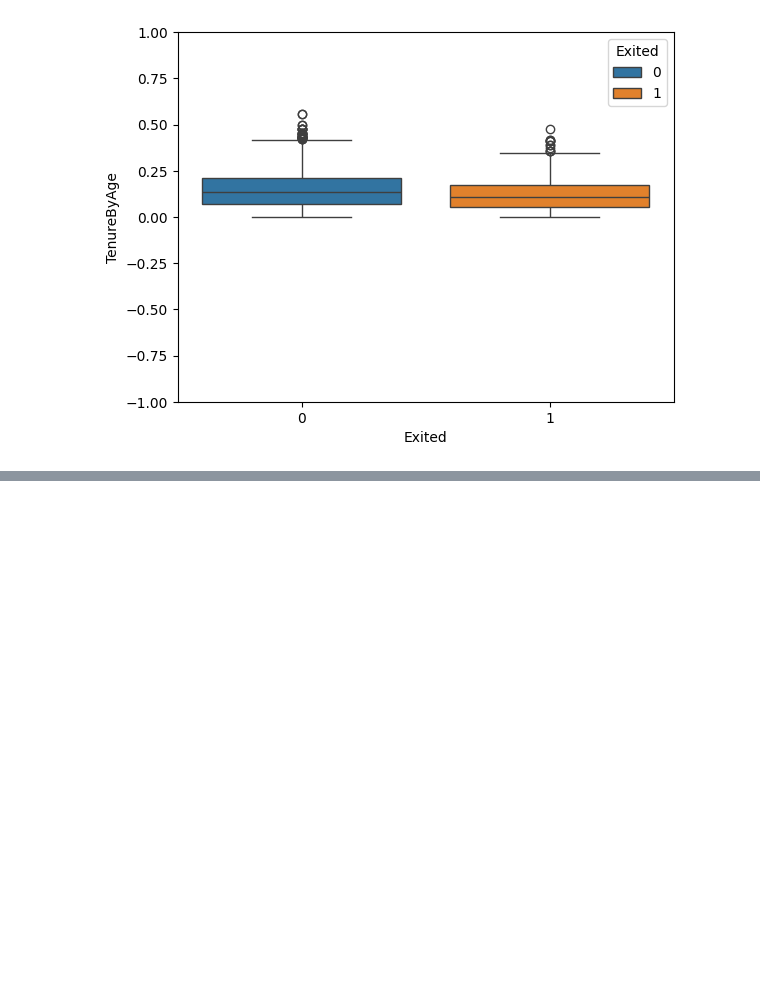
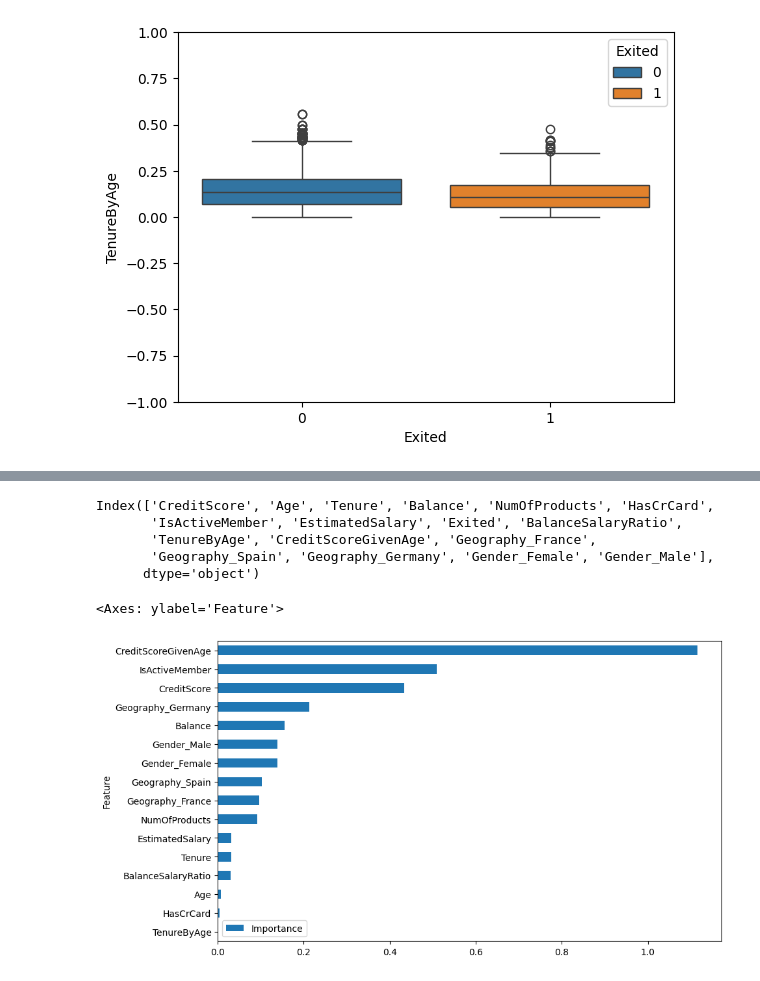
Before and after one commit to djjjones6/Group_Assessment_1, a Jupyter notebook: 01-Baseline/bankChurnBaseline.ipynb, the cells around one changed output, grey strips where cells are left out. Cells and saved outputs as stored; diff of their text form; code cells hidden in the pictures; blank space fills up the shorter version.

```diff
--- a/01-Baseline/bankChurnBaseline.ipynb
+++ b/01-Baseline/bankChurnBaseline.ipynb
@@ -352,0 +353,27 @@ plt.show()
+# %%
+df_train.columns
+# %% [output]
+Index(['CreditScore', 'Age', 'Tenure', 'Balance', 'NumOfProducts', 'HasCrCard',
+       'IsActiveMember', 'EstimatedSalary', 'Exited', 'BalanceSalaryRatio',
+       'TenureByAge', 'CreditScoreGivenAge', 'Geography_France',
+       'Geography_Spain', 'Geography_Germany', 'Gender_Female', 'Gender_Male'],
+      dtype='object')
+# %%
+from sklearn.linear_model import LogisticRegression
+from sklearn.preprocessing import StandardScaler
+
+scaler = StandardScaler()
+X_train = scaler.fit_transform(X_train)
+X_teast = scaler.transform(X_test)
+
+model = LogisticRegression()
+model.fit(X_train, y_train)
+
+coefficients = model.coef_[0]
+
+feature_importance = pd.DataFrame({'Feature':X.columns,'Importance':np.abs(coefficients)})
+feature_importance = feature_importance.sort_values('Importance', ascending  = True)
+feature_importance.plot(x='Feature', y ='Importance', kind = 'barh',figsize = (10,6))
+# %% [output]
+<Axes: ylabel='Feature'>
+[figure, added]
```
Also changed, not shown: parts of 7 cells of this notebook.
